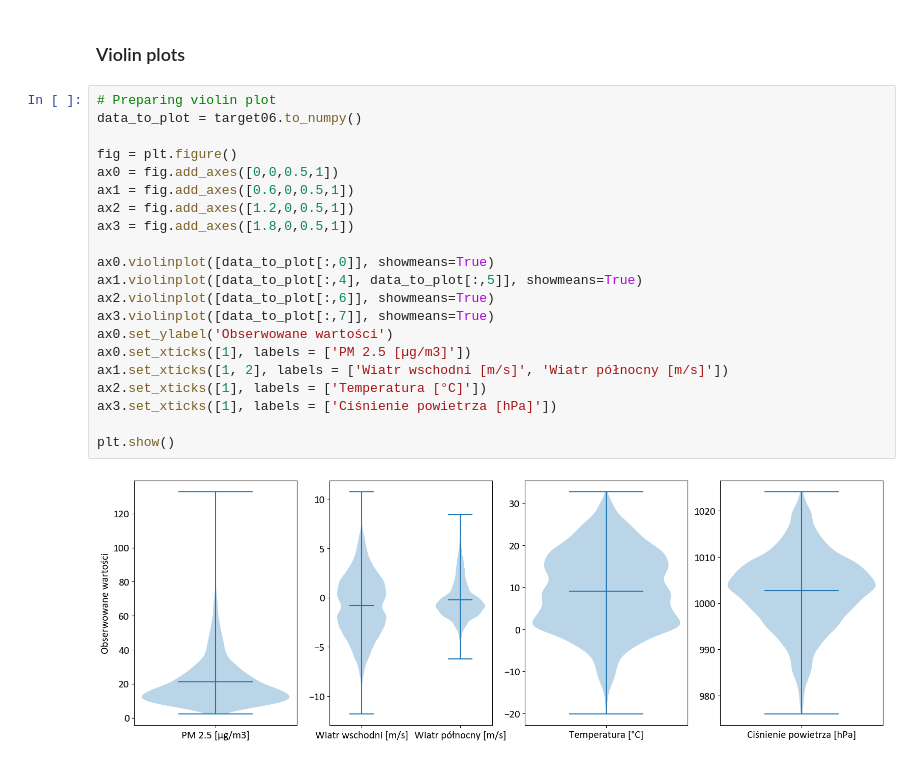
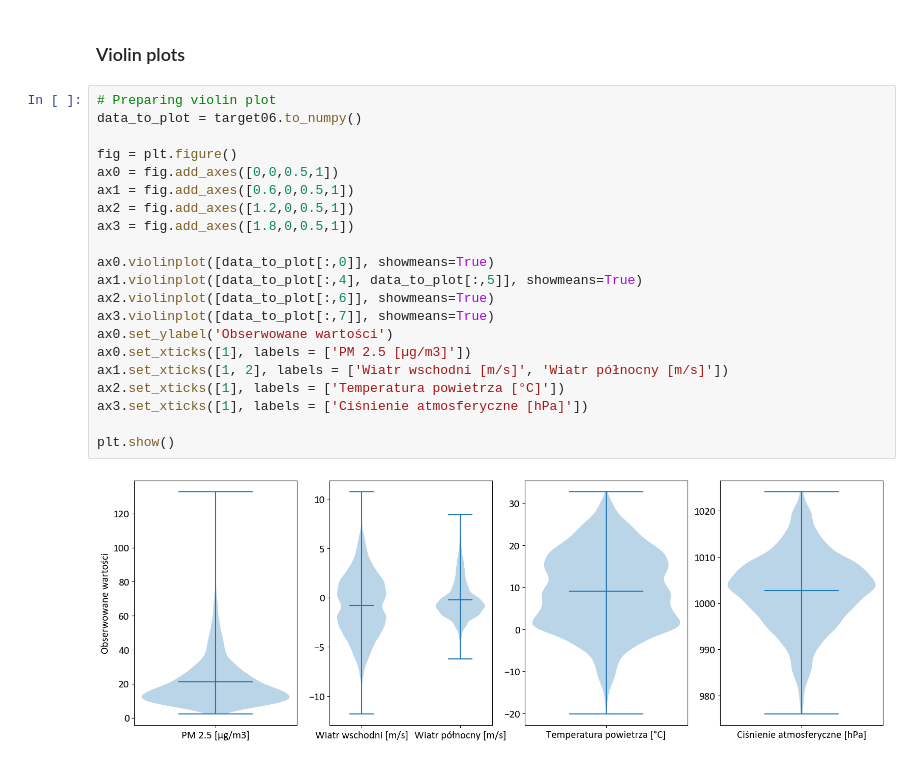
Before and after one commit to Jungliana/SNN-air-pollution, a Jupyter notebook: notebooks/dataset_properties.ipynb, the cells around one changed output. Drawn from its saved outputs; the diff is of its cells as text.

```diff
--- a/notebooks/dataset_properties.ipynb
+++ b/notebooks/dataset_properties.ipynb
@@ -120,23 +141,23 @@ Text(0.5, 0, 'PM2,5')
 # %%
 # Preparing violin plot
 data_to_plot = target06.to_numpy()
 
 fig = plt.figure()
 ax0 = fig.add_axes([0,0,0.5,1])
 ax1 = fig.add_axes([0.6,0,0.5,1])
 ax2 = fig.add_axes([1.2,0,0.5,1])
 ax3 = fig.add_axes([1.8,0,0.5,1])
 
 ax0.violinplot([data_to_plot[:,0]], showmeans=True)
 ax1.violinplot([data_to_plot[:,4], data_to_plot[:,5]], showmeans=True)
 ax2.violinplot([data_to_plot[:,6]], showmeans=True)
 ax3.violinplot([data_to_plot[:,7]], showmeans=True)
 ax0.set_ylabel('Obserwowane wartości')
 ax0.set_xticks([1], labels = ['PM 2.5 [µg/m3]'])
 ax1.set_xticks([1, 2], labels = ['Wiatr wschodni [m/s]', 'Wiatr północny [m/s]'])
-ax2.set_xticks([1], labels = ['Temperatura [°C]'])
-ax3.set_xticks([1], labels = ['Ciśnienie powietrza [hPa]'])
+ax2.set_xticks([1], labels = ['Temperatura powietrza [°C]'])
+ax3.set_xticks([1], labels = ['Ciśnienie atmosferyczne [hPa]'])
 
 plt.show()
 # %% [output]
-[figure, old version]
+[figure, new version]
```
Also changed, not shown: parts of 5 cells of this notebook, 2 other files.
